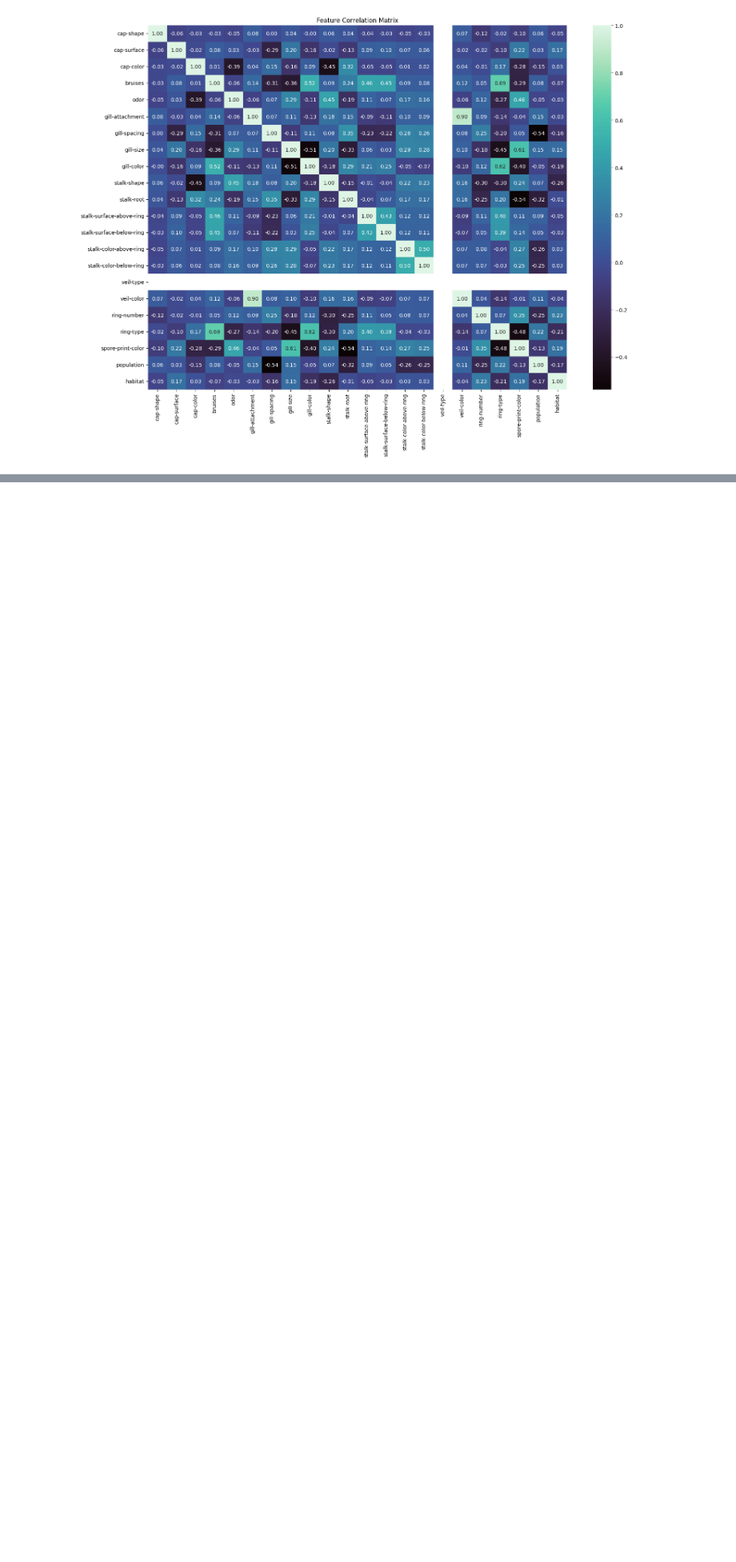
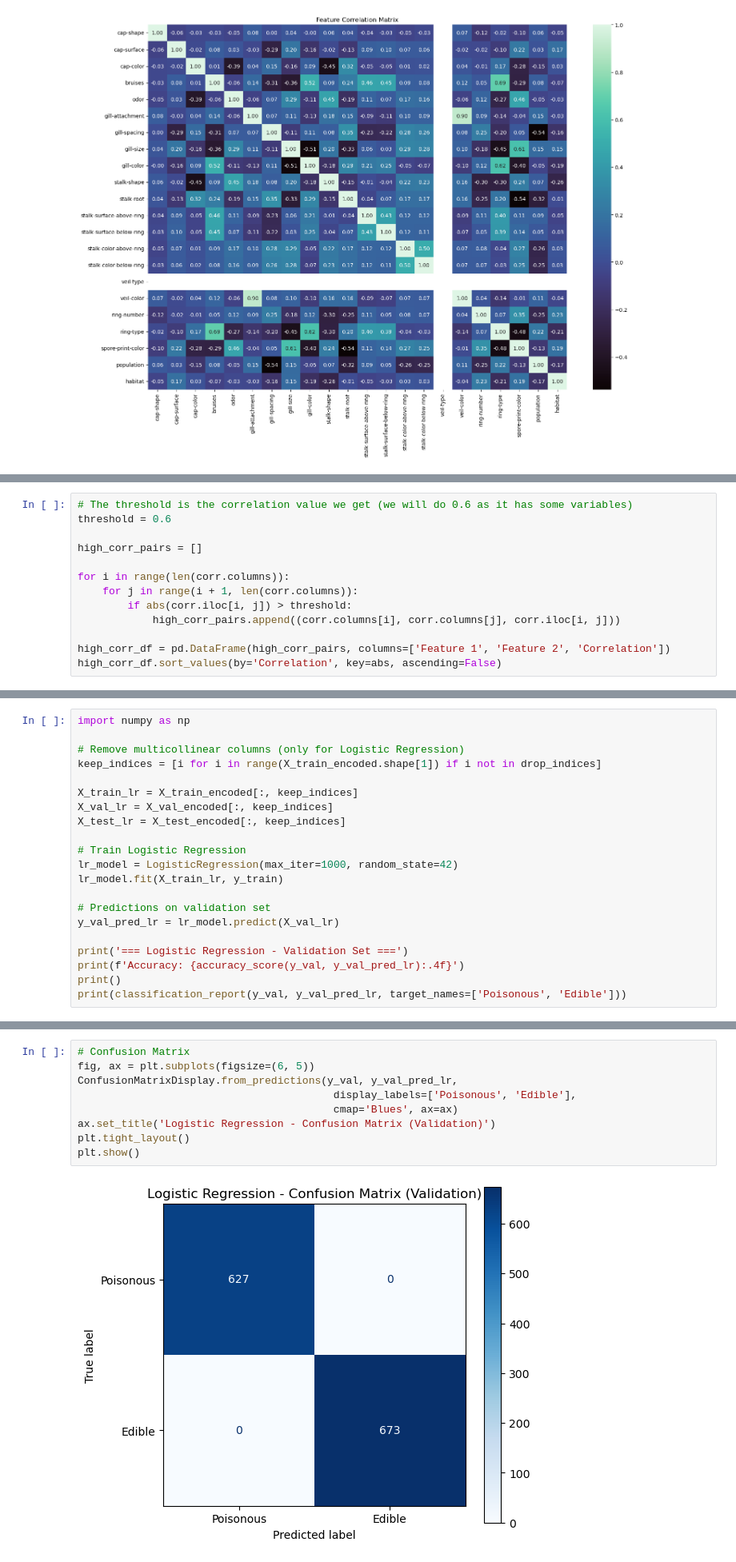
Before and after one commit to moanv2/ML2-GroupProject, a Jupyter notebook: diego-workspace/diego.ipynb, the cells around one changed output, grey strips where cells are left out. Shown at 80% size. Saved outputs shown, nothing was run; the diff lists cells and outputs as text; blank space fills up the shorter version.

Commit message:
Finished Model(1): Logistic Regression

```diff
--- a/diego-workspace/diego.ipynb
+++ b/diego-workspace/diego.ipynb
@@ -207,0 +210,13 @@ plt.show()
+# %%
+# The threshold is the correlation value we get (we will do 0.6 as it has some variables)
+threshold = 0.6
+
+high_corr_pairs = []
+
+for i in range(len(corr.columns)):
+    for j in range(i + 1, len(corr.columns)):
+        if abs(corr.iloc[i, j]) > threshold:
+            high_corr_pairs.append((corr.columns[i], corr.columns[j], corr.iloc[i, j]))
+
+high_corr_df = pd.DataFrame(high_corr_pairs, columns=['Feature 1', 'Feature 2', 'Correlation'])
+high_corr_df.sort_values(by='Correlation', key=abs, ascending=False)
@@ -207,0 +259,21 @@ plt.show()
+# %%
+import numpy as np
+
+# Remove multicollinear columns (only for Logistic Regression)
+keep_indices = [i for i in range(X_train_encoded.shape[1]) if i not in drop_indices]
+
+X_train_lr = X_train_encoded[:, keep_indices]
+X_val_lr = X_val_encoded[:, keep_indices]
+X_test_lr = X_test_encoded[:, keep_indices]
+
+# Train Logistic Regression
+lr_model = LogisticRegression(max_iter=1000, random_state=42)
+lr_model.fit(X_train_lr, y_train)
+
+# Predictions on validation set
+y_val_pred_lr = lr_model.predict(X_val_lr)
+
+print('=== Logistic Regression - Validation Set ===')
+print(f'Accuracy: {accuracy_score(y_val, y_val_pred_lr):.4f}')
+print()
+print(classification_report(y_val, y_val_pred_lr, target_names=['Poisonous', 'Edible']))
@@ -207,0 +292,11 @@ plt.show()
+# %%
+# Confusion Matrix
+fig, ax = plt.subplots(figsize=(6, 5))
+ConfusionMatrixDisplay.from_predictions(y_val, y_val_pred_lr,
+                                         display_labels=['Poisonous', 'Edible'],
+                                         cmap='Blues', ax=ax)
+ax.set_title('Logistic Regression - Confusion Matrix (Validation)')
+plt.tight_layout()
+plt.show()
+# %% [output]
+[figure, added]
```
Also changed, not shown: parts of 12 cells of this notebook.
